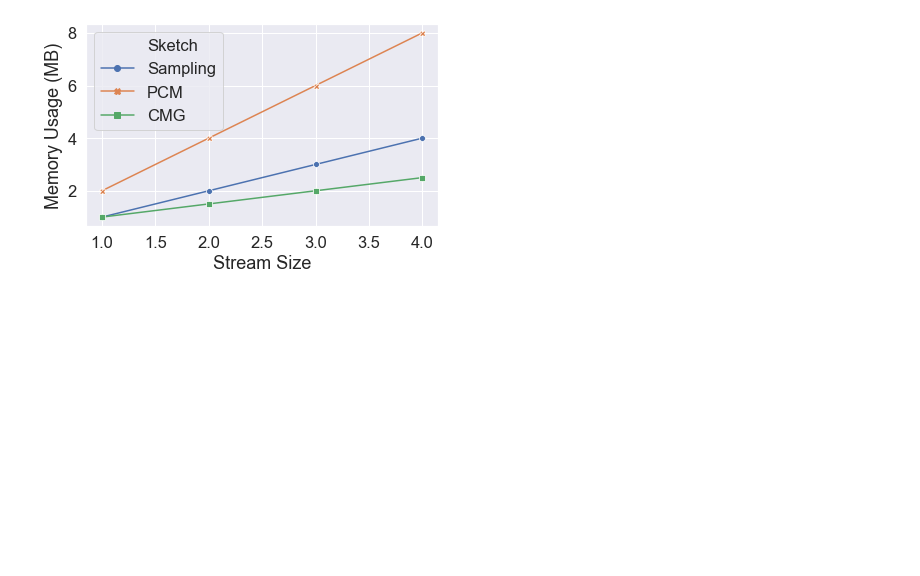
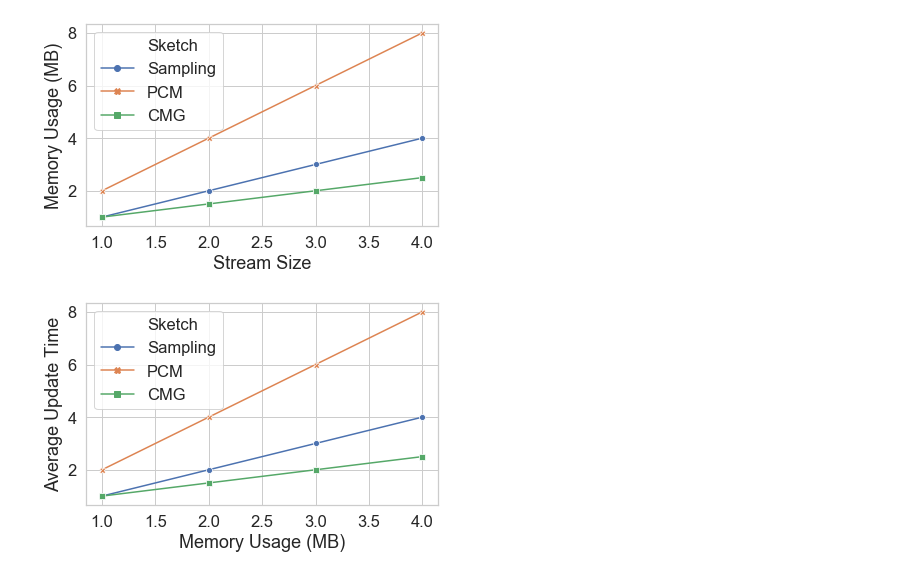
Before and after one commit to Yanqing-UTAH/ATTPCode, a Jupyter notebook: plot/HH_plot.ipynb, the cells around one changed output. Drawn from its saved outputs; the diff is of its cells as text; code cells hidden in the pictures; blank space fills up the shorter version.

```diff
--- a/plot/HH_plot.ipynb
+++ b/plot/HH_plot.ipynb
@@ -67,6 +100,6 @@ df
 # %%
-sns.set(style="whitegrid")
 sns.set(font_scale=1.5)
+sns.set_style("whitegrid")
 # %%
 g = sns.lineplot(x="Memory", y="Precision", hue="Sketch", style="Sketch", data=df, markers=True, dashes=False)
 g.set_xlabel("Memory Usage (MB)")
@@ -92,3 +125,12 @@ plt.tight_layout()
 plt.savefig('HH_mem.pdf')
 # %% [output]
 [figure]
+# %%
+g = sns.lineplot(x = "Memory", y = "Time", hue="Sketch", style="Sketch", data=time_df, markers=True, dashes=False);
+g.set_ylabel("Average Update Time")
+g.set_xlabel("Memory Usage (MB)")
+plt.tight_layout()
+
+plt.savefig('HH_time.pdf')
+# %% [output]
+[figure, added]
```
Also changed, not shown: parts of 4 cells of this notebook.
